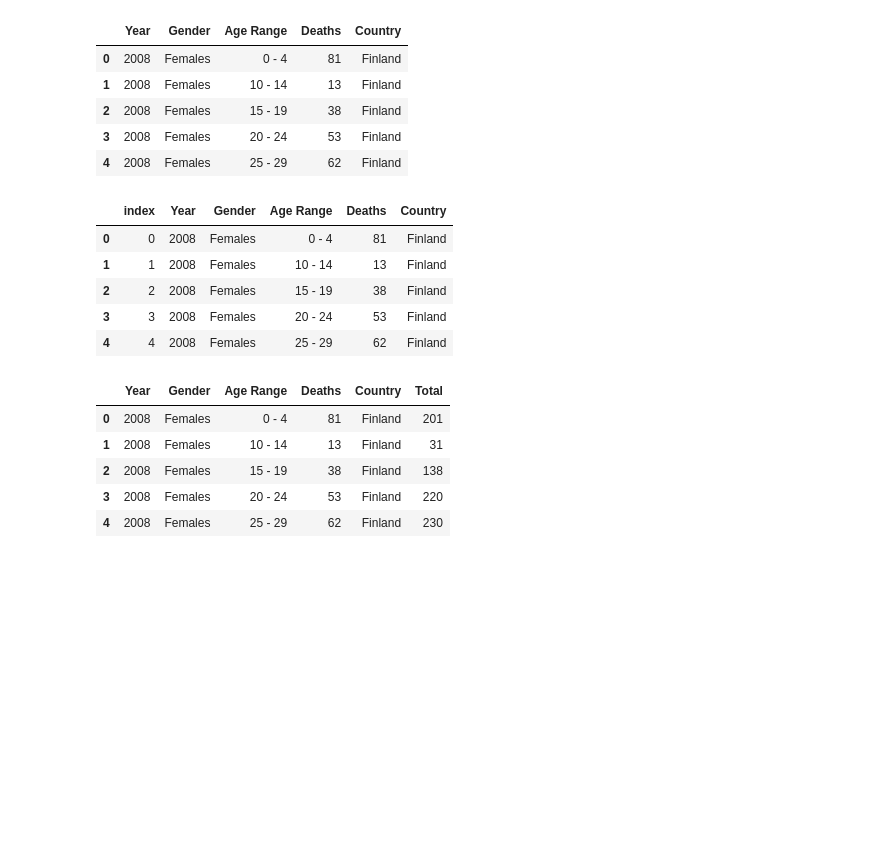
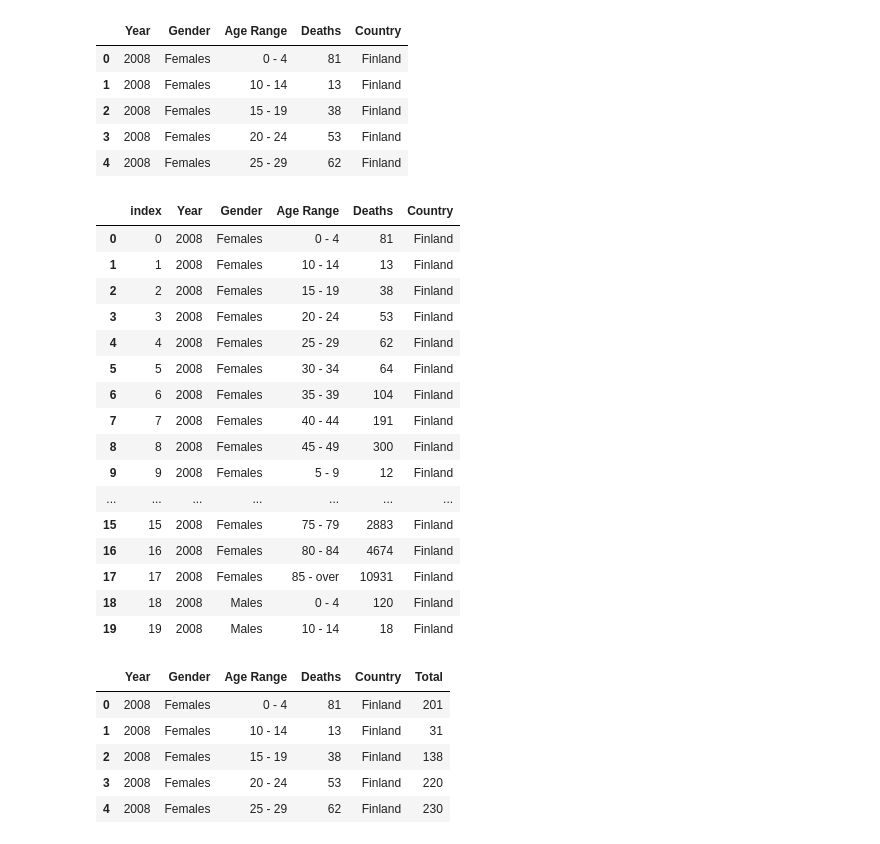
Before and after one commit to emmanguyen102/Master-s-thesis-, a Jupyter notebook: Data Preprocessing/Data-cleaning.ipynb, the cells around one changed output. Drawn from its saved outputs; the diff is of its cells as text; code cells hidden in the pictures; blank space fills up the shorter version.

```diff
--- a/Data Preprocessing/Data-cleaning.ipynb
+++ b/Data Preprocessing/Data-cleaning.ipynb
@@ -177,14 +177,25 @@ fin.head()
 | 4 | 2008 | Females | 25 - 29 | 62 | Finland |
 # %%
 fin = fin.loc[fin.Gender != "Total"].reset_index()
-fin.head()
+fin.head(20)
 # %% [output]
 |  | index | Year | Gender | Age Range | Deaths | Country |
 | 0 | 0 | 2008 | Females | 0 - 4 | 81 | Finland |
 | 1 | 1 | 2008 | Females | 10 - 14 | 13 | Finland |
 | 2 | 2 | 2008 | Females | 15 - 19 | 38 | Finland |
 | 3 | 3 | 2008 | Females | 20 - 24 | 53 | Finland |
 | 4 | 4 | 2008 | Females | 25 - 29 | 62 | Finland |
+| 5 | 5 | 2008 | Females | 30 - 34 | 64 | Finland |
+| 6 | 6 | 2008 | Females | 35 - 39 | 104 | Finland |
+| 7 | 7 | 2008 | Females | 40 - 44 | 191 | Finland |
+| 8 | 8 | 2008 | Females | 45 - 49 | 300 | Finland |
+| 9 | 9 | 2008 | Females | 5 - 9 | 12 | Finland |
+| ... | ... | ... | ... | ... | ... | ... |
+| 15 | 15 | 2008 | Females | 75 - 79 | 2883 | Finland |
+| 16 | 16 | 2008 | Females | 80 - 84 | 4674 | Finland |
+| 17 | 17 | 2008 | Females | 85 - over | 10931 | Finland |
+| 18 | 18 | 2008 | Males | 0 - 4 | 120 | Finland |
+| 19 | 19 | 2008 | Males | 10 - 14 | 18 | Finland |
 # %%
 fin = fin.drop(["index"], axis=1)
 # %%
```
Also changed, not shown: parts of 11 cells of this notebook, 12 other files.
